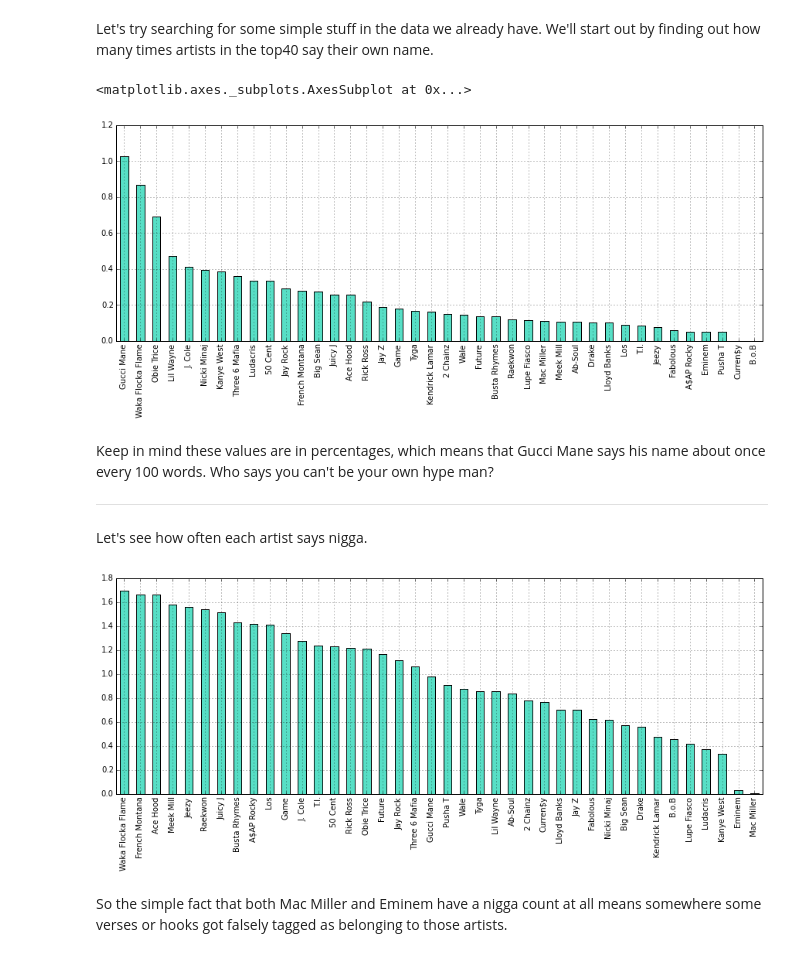
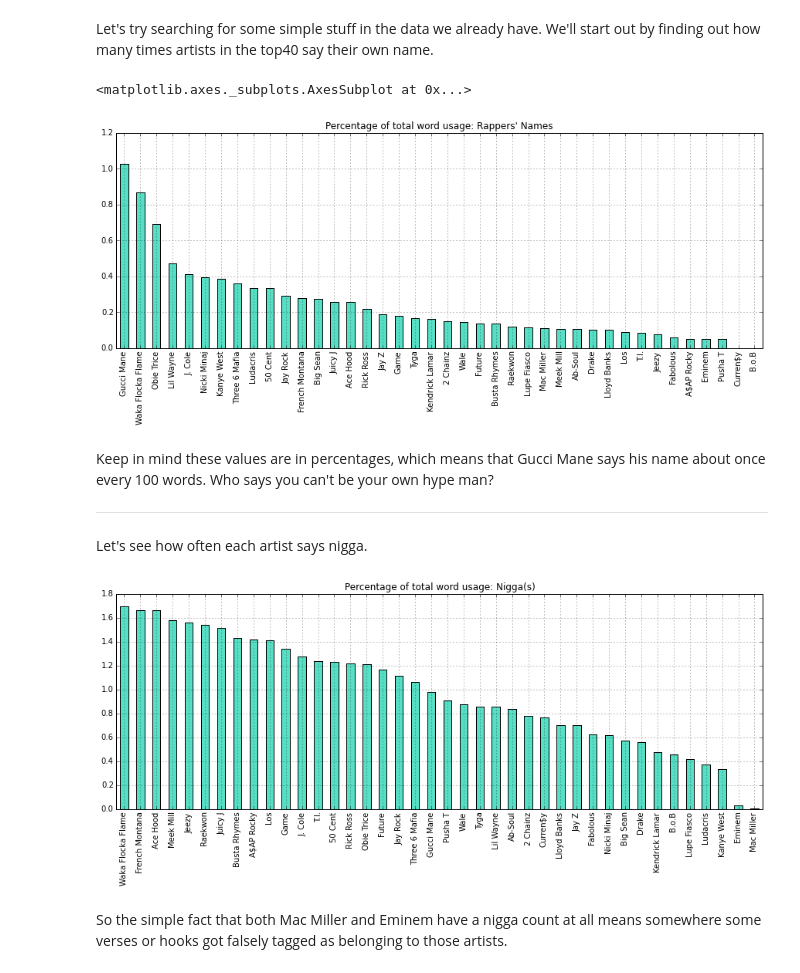
Before and after one commit to baronvonbadguy/genius-scraper, a Jupyter notebook: Exploration.ipynb, the cells around one changed output. Saved outputs shown, nothing was run; the diff lists cells and outputs as text; code cells hidden in the pictures.

```diff
--- a/Exploration.ipynb
+++ b/Exploration.ipynb
@@ -188,7 +189,8 @@ df[:40].plot(kind='bar', color=colors, title='Top 40 Artists by Total and Unique
 # %% [markdown]
 Now that we have the total word count and the unique word counts for each artist, lets try out a naive (unweighted) ratio and see what we get.
 # %%
+t = 'Top 40 Artists by Unique/Total Word Counts Ratio: Naive Weighting'
 df['ratio'] = (df['unique'] / df['total'])
-df.sort(columns='ratio', ascending=False)['ratio'][:40].plot(kind='bar', color="#57DFC6")
+df.sort(columns='ratio', ascending=False)['ratio'][:40].plot(kind='bar', color="#57DFC6", title=t)
 # %% [output]
 <matplotlib.axes._subplots.AxesSubplot at 0x...>
@@ -200,7 +202,8 @@ These words aren't unique in the sense that only that rapper says it, but unique
 - - -
 So we know we can't just take a ratio because rappers have unique counts that are relatively similar compared to the variance in the total word count of each rapper.  Let's try boosting this ratio by multiplying it by 10 to the order of magnitude of the unique count, to give those with a higher unique count more weight.
 # %%
+t = 'Top 40 Artists by Unique/Total Word Counts Ratio: Order of Magnitude Weighting'
 df['ratio'] = (df['unique'] / df['total']) * df['unique'].apply(lambda x: pow(10, len(str(x))))
-df.sort(columns='ratio', ascending=False)['ratio'][:40].plot(kind='bar', color="#57DFC6")
+df.sort(columns='ratio', ascending=False)['ratio'][:40].plot(kind='bar', color="#57DFC6", title=t)
 # %% [output]
 <matplotlib.axes._subplots.AxesSubplot at 0x...>
@@ -526,24 +540,26 @@ for artist in top40.index.values:
         pass
     shoutouts[artist] = occurrences_of_words(names, artist) / float(len(corpora[artist])) * 100
 
+t = 'Percentage of total word usage: Rappers\' Names'
 shoutouts.sort(ascending=False)
-shoutouts.plot(kind='bar',color="#57DFC6")
+shoutouts.plot(kind='bar', color="#57DFC6", title=t)
 # %% [output]
 <matplotlib.axes._subplots.AxesSubplot at 0x...>
-[figure, old version]
+[figure, new version]
 # %% [markdown]
 Keep in mind these values are in percentages, which means that Gucci Mane says his name about once every 100 words.  Who says you can't be your own hype man?
 - - -
 Let's see how often each artist says nigga.
 # %%
-def plot_words(words):
+def plot_words(words, title=None):
     count = pd.Series(index=top40.index)
     for artist in top40.index.values:
         count[artist] = occurrences_of_words(words, artist) / float(len(corpora[artist])) * 100
     count.sort(ascending=False)
-    count.plot(kind='bar', color="#57DFC6")
-plot_words(['nigga', 'nigga\'s'])
+    count.plot(kind='bar', color="#57DFC6", title=title)
+t = 'Percentage of total word usage: Nigga(s)'
+plot_words(['nigga', 'nigga\'s'], title=t)
 # %% [output]
-[figure, old version]
+[figure, new version]
 # %% [markdown]
 So the simple fact that both Mac Miller and Eminem have a nigga count at all means somewhere some verses or hooks got falsely tagged as belonging to those artists.
```
Also changed, not shown: parts of 30 cells of this notebook.
